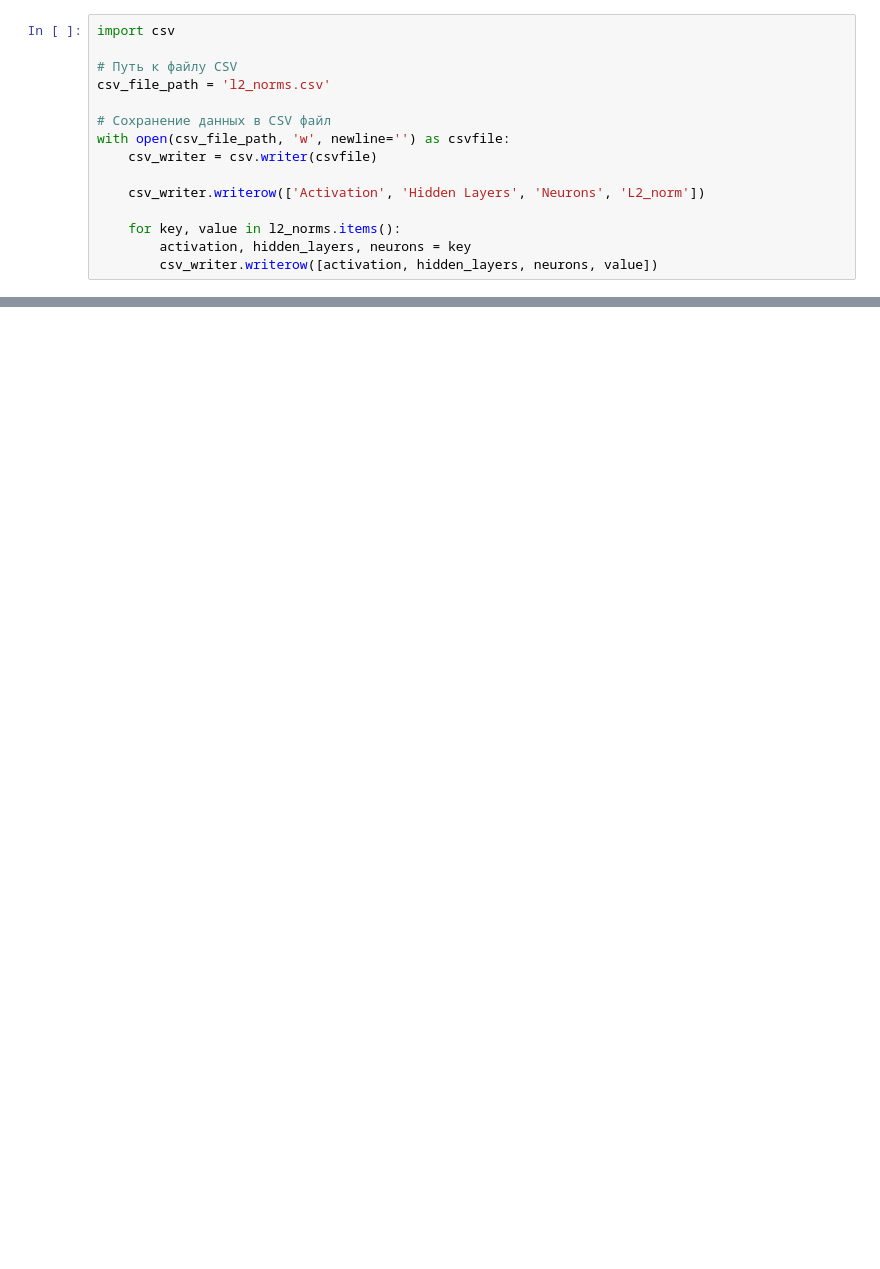
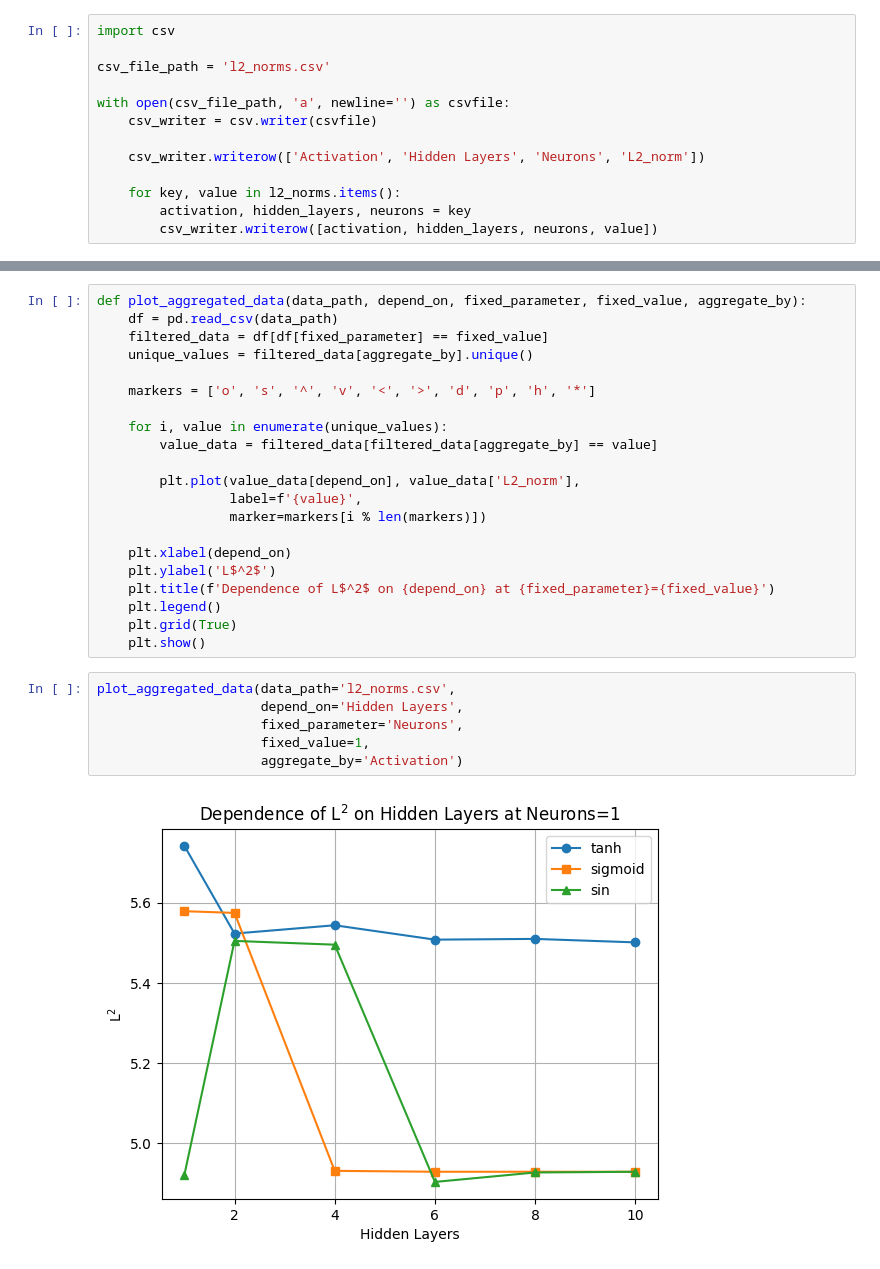
Before and after one commit to DikovAlexandr/PINN, a Jupyter notebook: ArchitectureTest.ipynb, the cells around one changed output, grey strips where cells are left out. Drawn from its saved outputs; the diff is of its cells as text; blank space fills up the shorter version.

```diff
--- a/ArchitectureTest.ipynb
+++ b/ArchitectureTest.ipynb
@@ -148,11 +145,9 @@ for activation in activations:
 # %%
 import csv
 
-# Путь к файлу CSV
 csv_file_path = 'l2_norms.csv'
 
-# Сохранение данных в CSV файл
-with open(csv_file_path, 'w', newline='') as csvfile:
+with open(csv_file_path, 'a', newline='') as csvfile:
     csv_writer = csv.writer(csvfile)
 
     csv_writer.writerow(['Activation', 'Hidden Layers', 'Neurons', 'L2_norm'])
@@ -192,0 +158,29 @@ plt.show()
+# %%
+def plot_aggregated_data(data_path, depend_on, fixed_parameter, fixed_value, aggregate_by):
+    df = pd.read_csv(data_path)
+    filtered_data = df[df[fixed_parameter] == fixed_value]
+    unique_values = filtered_data[aggregate_by].unique()
+
+    markers = ['o', 's', '^', 'v', '<', '>', 'd', 'p', 'h', '*']
+
+    for i, value in enumerate(unique_values):
+        value_data = filtered_data[filtered_data[aggregate_by] == value]
+
+        plt.plot(value_data[depend_on], value_data['L2_norm'],
+                 label=f'{value}',
+                 marker=markers[i % len(markers)])
+
+    plt.xlabel(depend_on)
+    plt.ylabel('L$^2$')
+    plt.title(f'Dependence of L$^2$ on {depend_on} at {fixed_parameter}={fixed_value}')
+    plt.legend()
+    plt.grid(True)
+    plt.show()
+# %%
+plot_aggregated_data(data_path='l2_norms.csv',
+                     depend_on='Hidden Layers',
+                     fixed_parameter='Neurons',
+                     fixed_value=1,
+                     aggregate_by='Activation')
+# %% [output]
+[figure, added]
```
Also changed, not shown: parts of 8 cells of this notebook, 7 other files.
